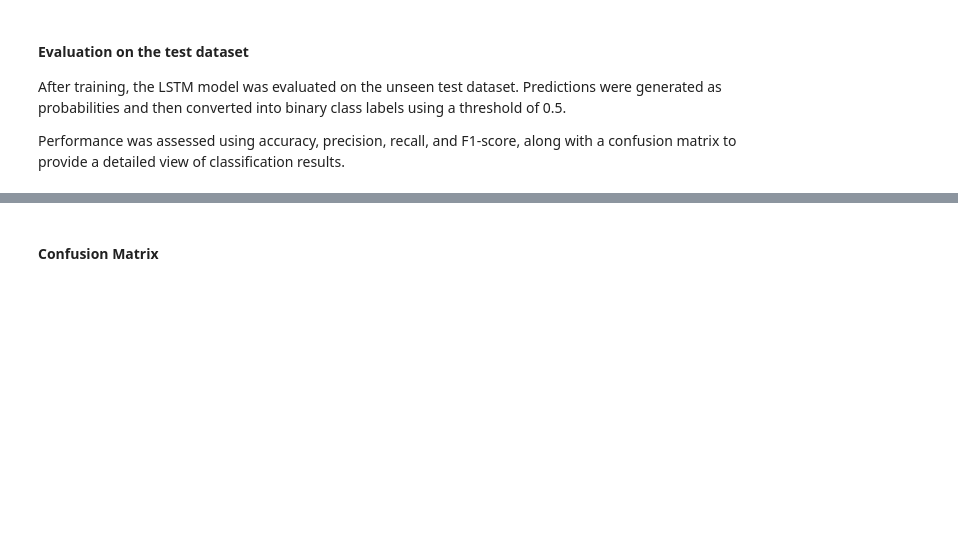
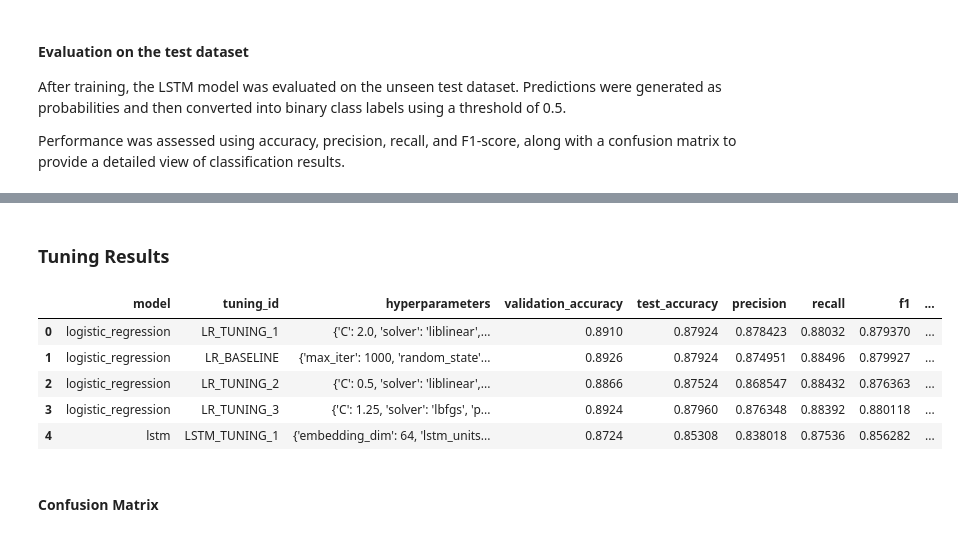
Before and after one commit to gsonego/2nd__Submission, a Jupyter notebook: SWRDC9011_ML_CA4_Group_Project_IMDB_003.ipynb, the cells around one changed output, grey strips where cells are left out. Cells and saved outputs as stored; diff of their text form; code cells hidden in the pictures; blank space fills up the shorter version.

```diff
--- a/SWRDC9011_ML_CA4_Group_Project_IMDB_003.ipynb
+++ b/SWRDC9011_ML_CA4_Group_Project_IMDB_003.ipynb
@@ -894,3 +886,33 @@ The decoded example further confirms that BERT uses subword tokenisation. For ex
 These tokenised tensors and DataLoaders provide the correct input format for BERT model training in the next stage.
 # %% [markdown]
 #<b>Step 5 – Model Development
+# %%
+import pandas as pd
+
+# Shared containers for all tuning runs (baseline + tuned).
+tuning_results = {
+    "logistic_regression": [],
+    "lstm": [],
+    "bert": []
+}
+
+def add_tuning_result(model_name, tuning_id, hyperparameters, metrics, notes=""):
+    tuning_results[model_name].append({
+        "model": model_name,
+        "tuning_id": tuning_id,
+        "hyperparameters": hyperparameters,
+        "validation_accuracy": metrics.get("validation_accuracy"),
+        "test_accuracy": metrics.get("test_accuracy"),
+        "precision": metrics.get("precision"),
+        "recall": metrics.get("recall"),
+        "f1": metrics.get("f1"),
+        "notes": notes
+    })
+
+def get_all_tuning_results_df():
+    rows = []
+    for model_rows in tuning_results.values():
+        rows.extend(model_rows)
+    return pd.DataFrame(rows)
+
+print("Tuning results scaffolding ready.")
@@ -1241,3 +1754,14 @@ weighted avg       0.69      0.66      0.65     25000
+# %% [markdown]
+### Tuning Results
+# %%
+get_all_tuning_results_df()
+# %% [output]
+|  | model | tuning_id | hyperparameters | validation_accuracy | test_accuracy | precision | recall | f1 | ... |
+| 0 | logistic_regression | LR_TUNING_1 | {'C': 2.0, 'solver': 'liblinear',... | 0.8910 | 0.87924 | 0.878423 | 0.88032 | 0.879370 | ... |
+| 1 | logistic_regression | LR_BASELINE | {'max_iter': 1000, 'random_state'... | 0.8926 | 0.87924 | 0.874951 | 0.88496 | 0.879927 | ... |
+| 2 | logistic_regression | LR_TUNING_2 | {'C': 0.5, 'solver': 'liblinear',... | 0.8866 | 0.87524 | 0.868547 | 0.88432 | 0.876363 | ... |
+| 3 | logistic_regression | LR_TUNING_3 | {'C': 1.25, 'solver': 'lbfgs', 'p... | 0.8924 | 0.87960 | 0.876348 | 0.88392 | 0.880118 | ... |
+| 4 | lstm | LSTM_TUNING_1 | {'embedding_dim': 64, 'lstm_units... | 0.8724 | 0.85308 | 0.838018 | 0.87536 | 0.856282 | ... |
 # %% [markdown]
 #### Confusion Matrix
 # %%
```
Also changed, not shown: parts of 34 cells of this notebook.
